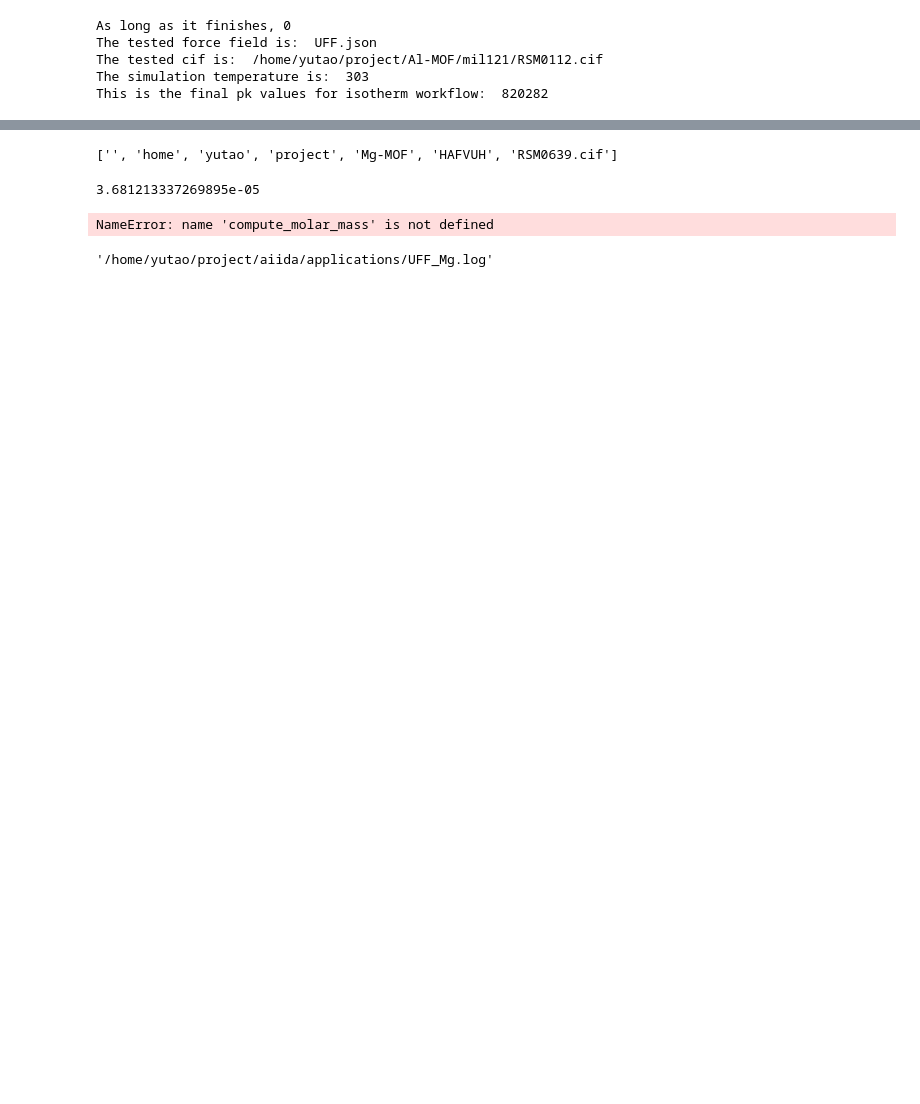
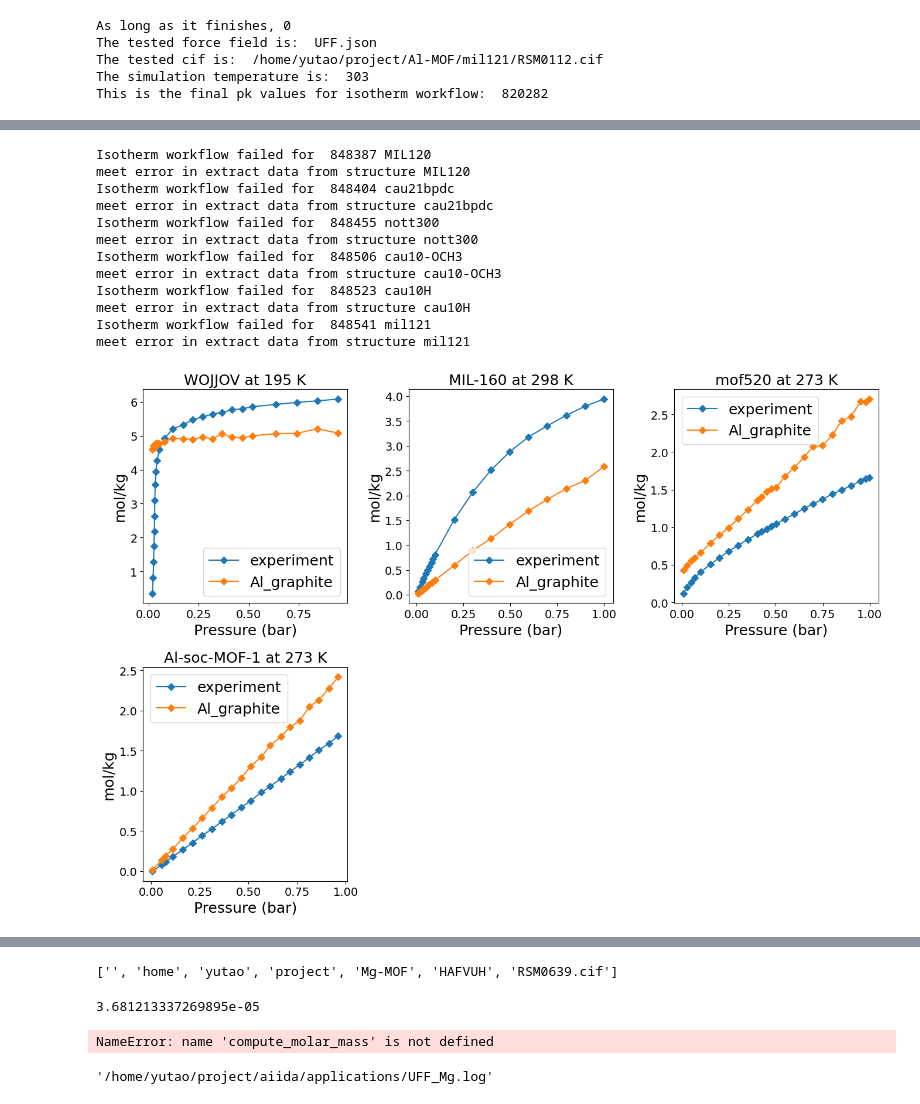
Before and after one commit to legend-L24/ff_optimizer, a Jupyter notebook: sampler/Forcefield_evalator.ipynb, the cells around one changed output, grey strips where cells are left out. Cells and saved outputs as stored; diff of their text form; code cells hidden in the pictures; blank space fills up the shorter version.

```diff
--- a/sampler/Forcefield_evalator.ipynb
+++ b/sampler/Forcefield_evalator.ipynb
@@ -297,0 +98,20 @@ UFF
+# %%
+from aiidamof import AiidaMofs, plot_isotherm
+import numpy as np
+for log_name in ["Al_graphite_0527_08.log"]:
+    aiida_mofs = AiidaMofs(log_name)
+    plot_isotherm(aiida_mofs)
+# %% [output]
+Isotherm workflow failed for  848387 MIL120
+meet error in extract data from structure MIL120
+Isotherm workflow failed for  848404 cau21bpdc
+meet error in extract data from structure cau21bpdc
+Isotherm workflow failed for  848455 nott300
+meet error in extract data from structure nott300
+Isotherm workflow failed for  848506 cau10-OCH3
+meet error in extract data from structure cau10-OCH3
+Isotherm workflow failed for  848523 cau10H
+meet error in extract data from structure cau10H
+Isotherm workflow failed for  848541 mil121
+meet error in extract data from structure mil121
+[figure, added]
```
Also changed, not shown: parts of 21 cells of this notebook, 6 other files.
